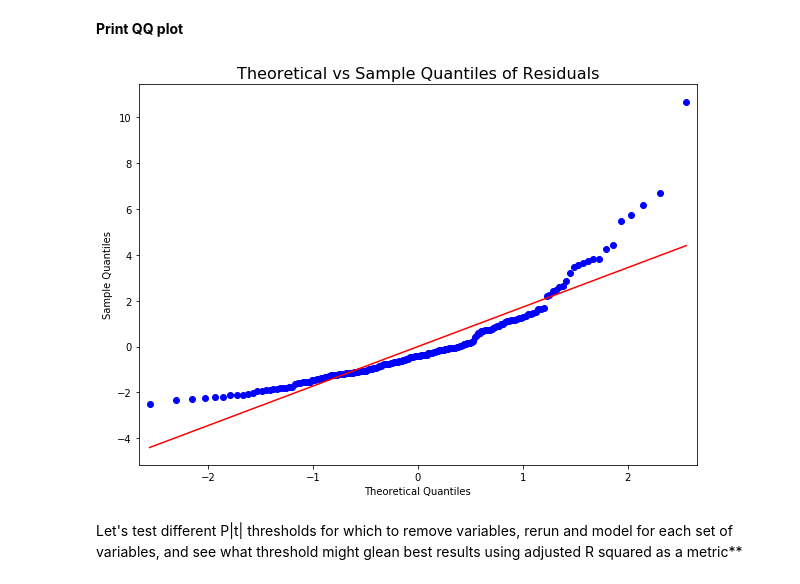
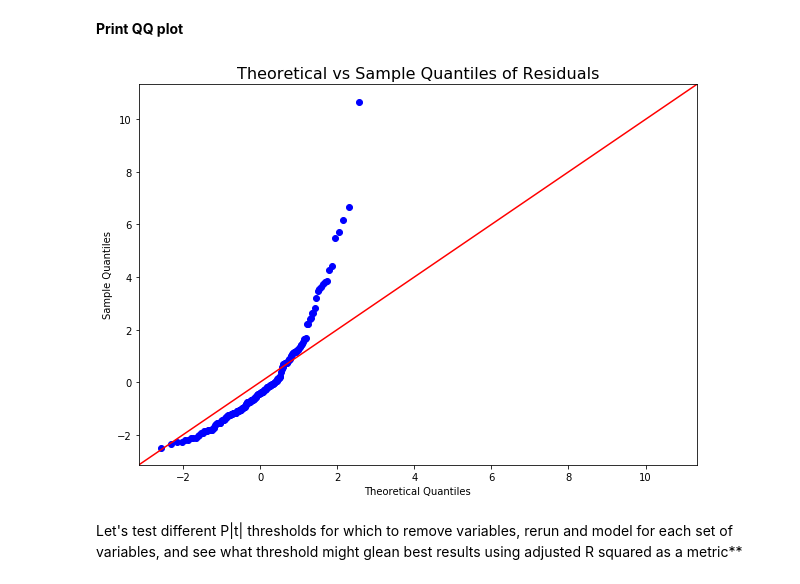
Before and after one commit to dustinrapp/Capstone_Springboard_Intermediate_Python, a Jupyter notebook: Projects/5b_OLS_Analysis_Surface_2014_train_noWD.ipynb, the cells around one changed output. Drawn from its saved outputs; the diff is of its cells as text; code cells hidden in the pictures.

Commit message:
set line=45 for qqplot

```diff
--- a/Projects/5b_OLS_Analysis_Surface_2014_train_noWD.ipynb
+++ b/Projects/5b_OLS_Analysis_Surface_2014_train_noWD.ipynb
@@ -521,11 +521,11 @@ Warnings:
 **Print QQ plot**
 # %%
 fig, ax = plt.subplots(figsize=(10, 7))
-qq2=sm.qqplot(maxOLS_all.resid, line='r', ax = ax)
+qq2=sm.qqplot(maxOLS_all.resid, line='45', ax = ax)
 plt.title('Theoretical vs Sample Quantiles of Residuals', fontsize = 16)
 plt.savefig('C:/Users/RAPP/Documents/Capstone/Report/figs/qq_resid_SFC_2014_noWD.png',bbox_inches='tight')
 # %% [output]
-[figure, old version]
+[figure, new version]
 # %% [markdown]
 Let's test different P|t| thresholds for which to remove variables, rerun and model for each set of variables, and see what threshold might glean best results using adjusted R squared as a metric**
 # %%
```
Also changed, not shown: parts of 7 cells of this notebook.
